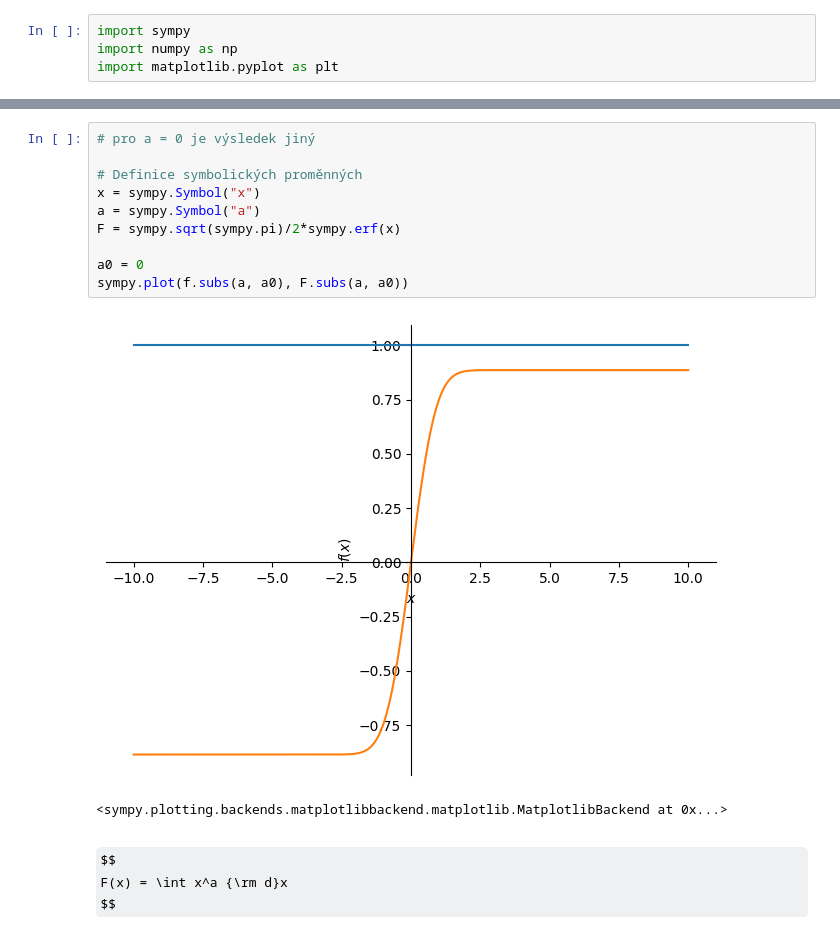
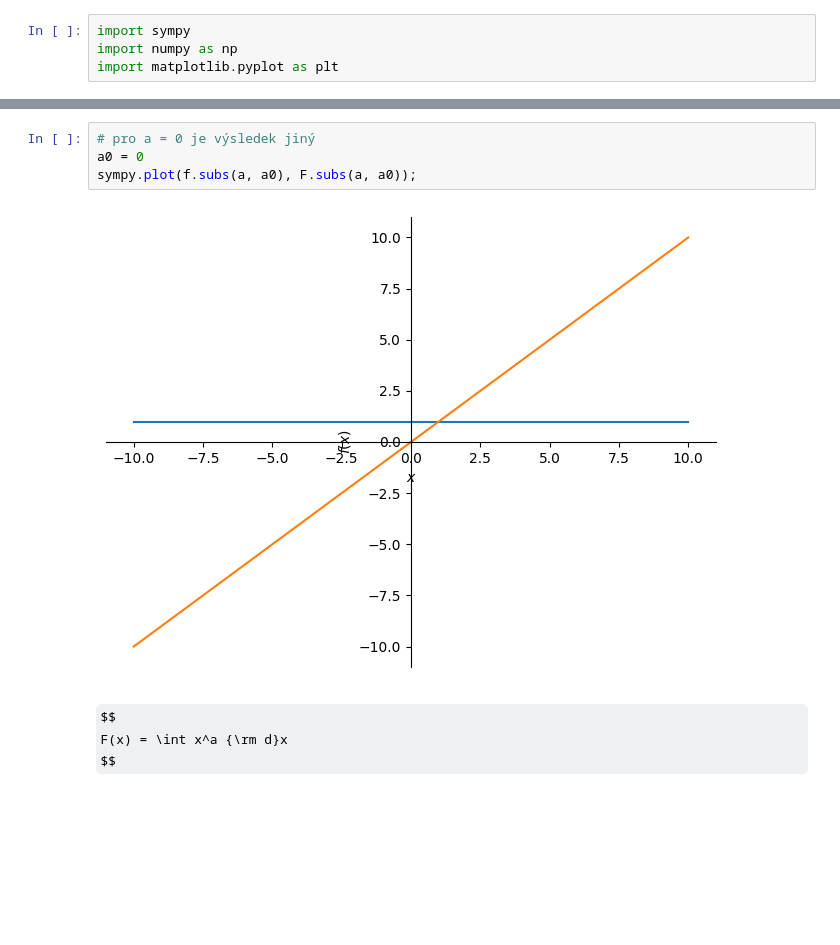
Before and after one commit to pkbcz/MSW2, a Jupyter notebook: 11 Integrace.ipynb, the cells around one changed output, grey strips where cells are left out. Saved outputs shown, nothing was run; the diff lists cells and outputs as text; some formulas as TeX source; blank space fills up the shorter version.

```diff
--- a/11 Integrace.ipynb
+++ b/11 Integrace.ipynb
@@ -184,16 +231,9 @@ $\displaystyle \begin{cases} \frac{\sqrt{\pi} \operatorname{erf}{\left(\sqrt{a}
 # %%
 # pro a = 0 je výsledek jiný
-
-# Definice symbolických proměnných
-x = sympy.Symbol("x")
-a = sympy.Symbol("a")
-F = sympy.sqrt(sympy.pi)/2*sympy.erf(x)
-
 a0 = 0
-sympy.plot(f.subs(a, a0), F.subs(a, a0))
+sympy.plot(f.subs(a, a0), F.subs(a, a0));
 # %% [output]
-[figure, old version]
+[figure, new version]
-<sympy.plotting.backends.matplotlibbackend.matplotlib.MatplotlibBackend at 0x...>
 # %% [markdown]
 $$
 F(x) = \int x^a {\rm d}x
```
Also changed, not shown: parts of 49 cells of this notebook.
